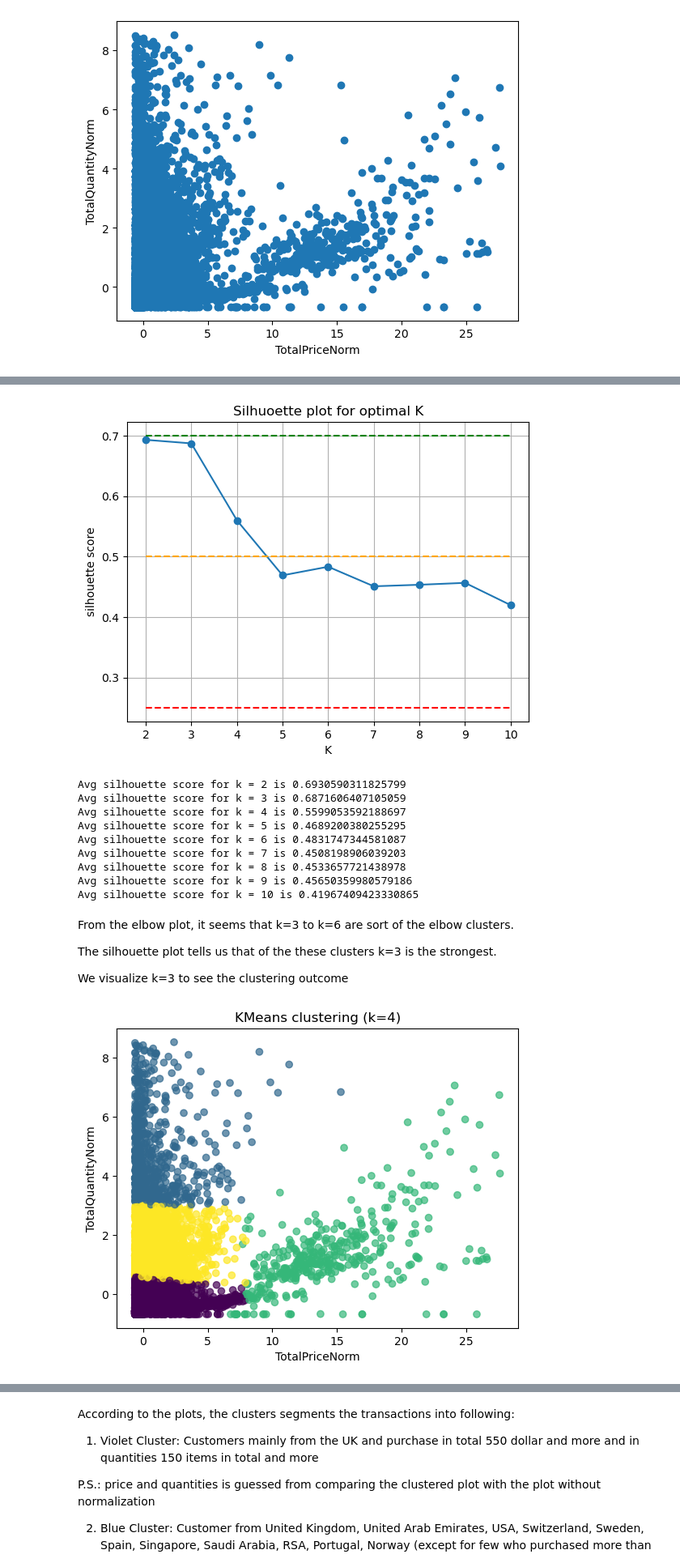
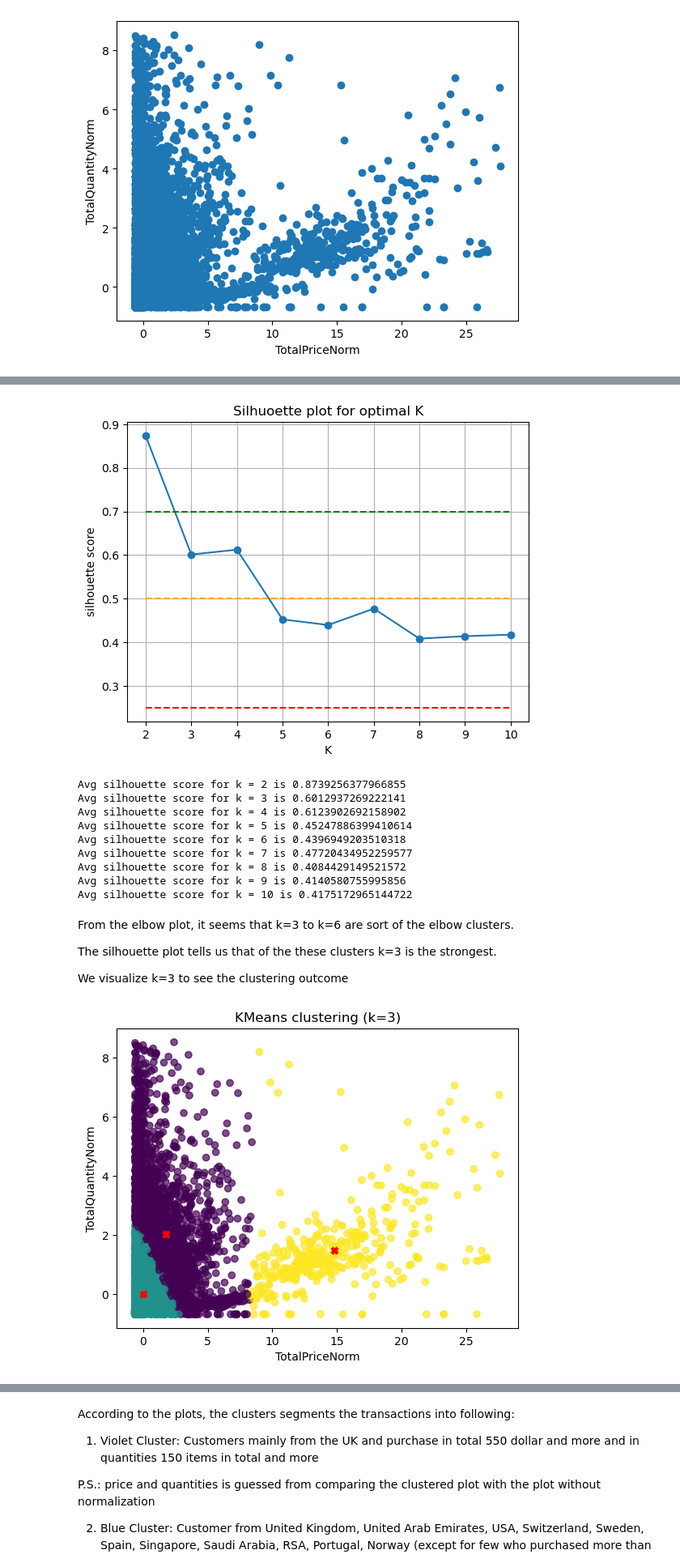
Before and after one commit to NouRALsaidD/data_mining_2026, a Jupyter notebook: data_mining_project_template.ipynb, the cells around one changed output, grey strips where cells are left out. Shown at 81% size. Cells and saved outputs as stored; diff of their text form; code cells hidden in the pictures.

```diff
--- a/data_mining_project_template.ipynb
+++ b/data_mining_project_template.ipynb
@@ -492,12 +520,7 @@ In order to construct the vector we do the following:
 data_copy =invoice_features.copy()
 # %%
 # Construct vector representation
-features = [
-    "TotalPrice", "AvgPrice", "MaxPrice", "StdPrice",
-    "TotalQuantity", "NumUniqueProducts", "AvgQuantityPerProduct"
-]
-X = invoice_features[features].copy()
-
+X = invoice_features[["TotalPrice", "TotalQuantity", "Country"]].copy()
 
 # Keep valid completed transactions for clustering workflow
 X = X.query("TotalPrice > 0")
@@ -624,6 +646,6 @@ We use this new filtered data as our basis for the clustering. Since the data is
 # %%
 X = X_test
 scaler = RobustScaler()
-X_scaled = scaler.fit_transform(X) # X[["TotalPrice", "TotalQuantity"]]
+X_scaled = scaler.fit_transform(X[["TotalPrice", "TotalQuantity"]])
 X_scaled
 # %% [output]
@@ -647,13 +659,8 @@ print(features)
 # %%
 X["TotalPriceNorm"] = X_scaled[:, 0]
-X["AvgPriceNorm"] = X_scaled[:, 1]
-X["MaxPriceNorm"] = X_scaled[:, 2]
-X["StdPriceNorm"] = X_scaled[:, 3]
-X["TotalQuantityNorm"] = X_scaled[:, 4]
-X["NumUniqueProducts"] = X_scaled[:, 5]
-X["AvgQuantityPerProduct"] = X_scaled[:, 6]
+X["TotalQuantityNorm"] = X_scaled[:, 1]
 
 # Final matrix used by clustering models
-X_cluster =X.copy() #X[["TotalPriceNorm", "TotalQuantityNorm"]].copy()
+X_cluster = X[["TotalPriceNorm", "TotalQuantityNorm"]].copy()
 X_cluster.describe()
 # %% [output]
@@ -732,20 +729,20 @@ plt.ylabel('silhouette score')
 plt.grid()
 plt.show()
 # %% [output]
-[figure, old version]
+[figure, new version]
 # %%
 for k in K:
     print(f'Avg silhouette score for k = {k} is {silhouette_scores[k-2]}')
 # %% [output]
-Avg silhouette score for k = 2 is 0.6930590311825799
-Avg silhouette score for k = 3 is 0.6871606407105059
-Avg silhouette score for k = 4 is 0.5599053592188697
-Avg silhouette score for k = 5 is 0.4689200380255295
-Avg silhouette score for k = 6 is 0.4831747344581087
-Avg silhouette score for k = 7 is 0.4508198906039203
-Avg silhouette score for k = 8 is 0.4533657721438978
-Avg silhouette score for k = 9 is 0.45650359980579186
-Avg silhouette score for k = 10 is 0.41967409423330865
+Avg silhouette score for k = 2 is 0.8739256377966855
+Avg silhouette score for k = 3 is 0.6012937269222141
+Avg silhouette score for k = 4 is 0.6123902692158902
+Avg silhouette score for k = 5 is 0.45247886399410614
+Avg silhouette score for k = 6 is 0.4396949203510318
+Avg silhouette score for k = 7 is 0.47720434952259577
+Avg silhouette score for k = 8 is 0.4084429149521572
+Avg silhouette score for k = 9 is 0.4140580755995856
+Avg silhouette score for k = 10 is 0.4175172965144722
 # %% [markdown]
 From the elbow plot, it seems that k=3 to k=6 are sort of the elbow clusters.
 
@@ -753,19 +750,19 @@ The silhouette plot tells us that of the these clusters k=3 is the strongest.
 
 We visualize k=3 to see the clustering outcome
 # %%
-best_k = 4
+best_k = 3
 model_k3 = kmeans_models[best_k]
 labels = model_k3.labels_
 centroids = model_k3.cluster_centers_
 
 plt.scatter(X_cluster["TotalPriceNorm"], X_cluster["TotalQuantityNorm"], c=labels, alpha=0.7)
-#plt.scatter(centroids[:, 0], centroids[:, 1], marker="X", color="red")
+plt.scatter(centroids[:, 0], centroids[:, 1], marker="X", color="red")
 plt.xlabel("TotalPriceNorm")
 plt.ylabel("TotalQuantityNorm")
 plt.title(f"KMeans clustering (k={best_k})")
 plt.show()
 # %% [output]
-[figure, old version]
+[figure, new version]
 # %%
 country_codes = sorted(X["CountryEncoded"].unique())
 country_names = le.inverse_transform(country_codes)
```
Also changed, not shown: parts of 50 cells of this notebook.
